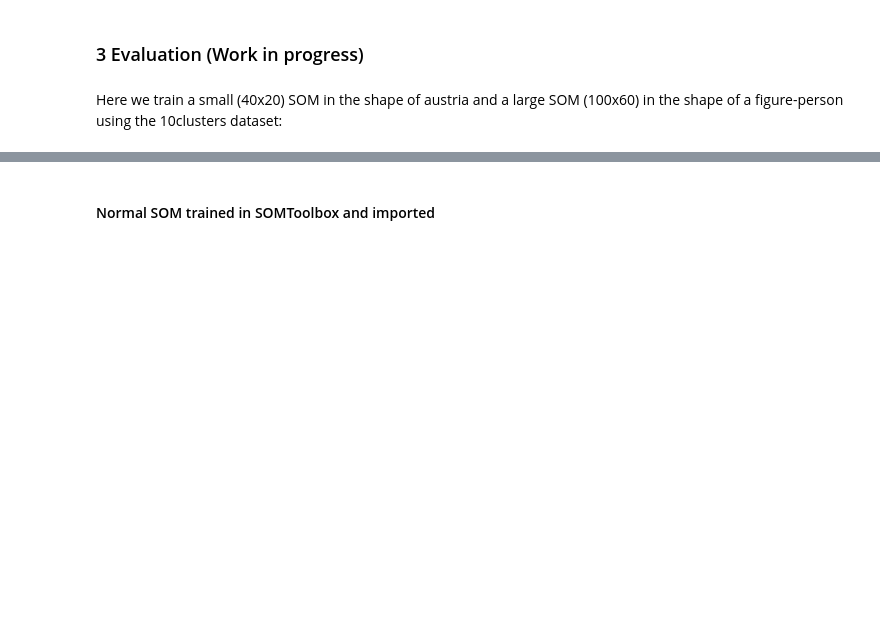
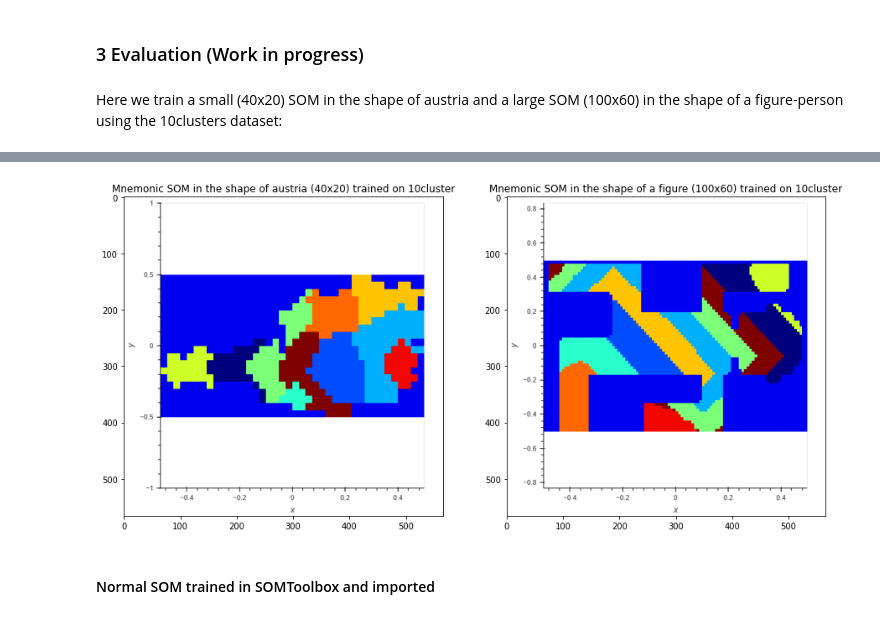
Before and after one commit to GitianOberhuber/Selforganizing_Systems_Ex3_TU_Vienna_2022, a Jupyter notebook: SOM_analysis_report.ipynb, the cells around one changed output, grey strips where cells are left out. Cells and saved outputs as stored; diff of their text form; code cells hidden in the pictures; blank space fills up the shorter version.

```diff
--- a/SOM_analysis_report.ipynb
+++ b/SOM_analysis_report.ipynb
@@ -318,3 +311,16 @@ sm._mainview
+# %%
+som_small = Image.open("experiment_results/austria_chainlink_clustering_jet_kmeans_11components.png")
+som_large = Image.open("experiment_results/figure_chainlink_clustering_jet_kmeans_11components.png")
+fig, (ax1, ax2) = plt.subplots(1, 2, figsize=(15,15))
+
+ax1.imshow(som_small)
+ax1.set_title("Mnemonic SOM in the shape of austria (40x20) trained on 10cluster")
+
+ax2.imshow(som_large)
+ax2.set_title("Mnemonic SOM in the shape of a figure (100x60) trained on 10cluster")
+plt.show()
+# %% [output]
+[figure, added]
 # %% [markdown]
 #### Normal SOM trained in SOMToolbox and imported
 # %%
```
Also changed, not shown: parts of 5 cells of this notebook.
